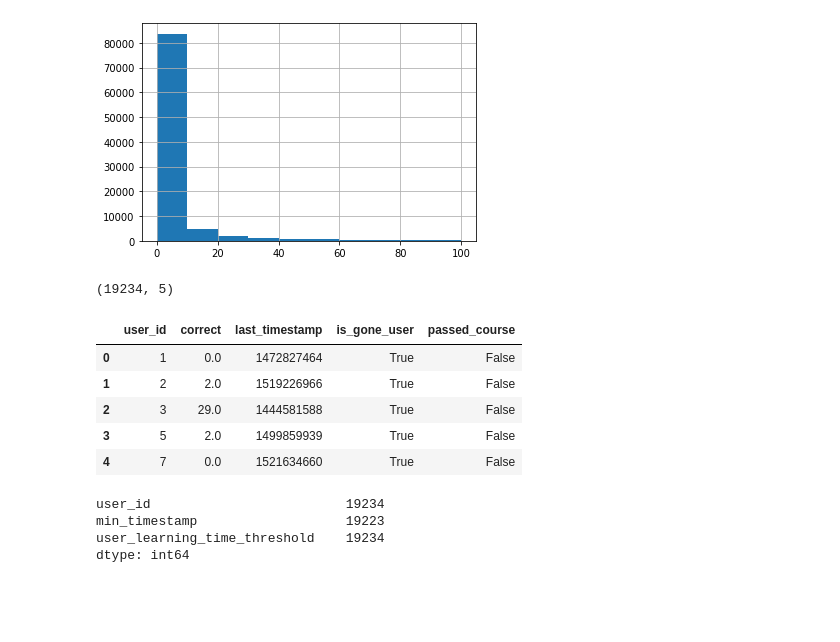
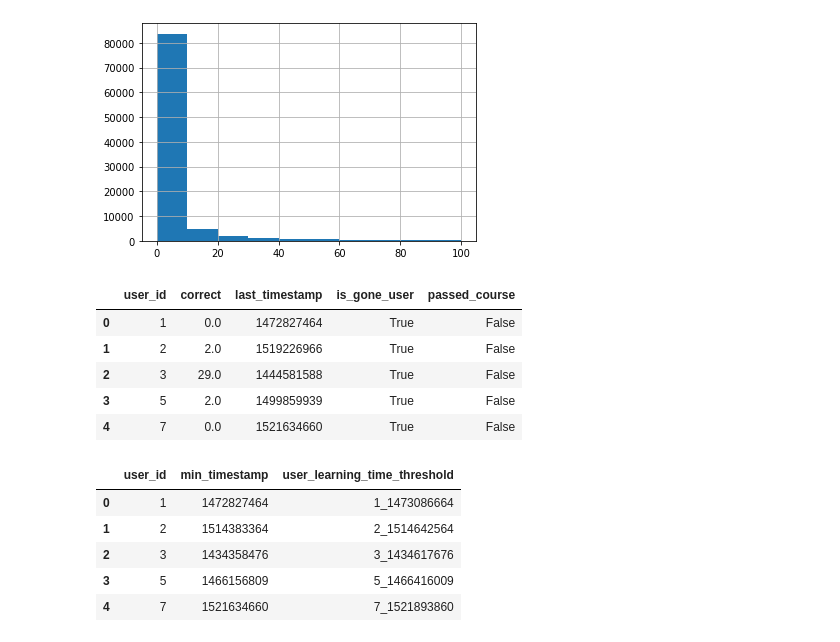
Before and after one commit to elizdor/project, a Jupyter notebook: UserDropoutClassifier.ipynb, the cells around one changed output. Drawn from its saved outputs; the diff is of its cells as text; code cells hidden in the pictures; blank space fills up the shorter version.

```diff
--- a/UserDropoutClassifier.ipynb
+++ b/UserDropoutClassifier.ipynb
@@ -129,33 +112,31 @@ data_to_targetvariable = data_to_targetvariable.merge(
 data_to_targetvariable['is_gone_user'] = (latest_date_of_data - data_to_targetvariable.last_timestamp) > drop_out_threshold
 data_to_targetvariable['passed_course'] = data_to_targetvariable.correct >= passed_course_score
 
-data_to_targetvariable.shape
+data_to_targetvariable.head()
 # %% [output]
-(19234, 5)
+|  | user_id | correct | last_timestamp | is_gone_user | passed_course |
+| 0 | 1 | 0.0 | 1472827464 | True | False |
+| 1 | 2 | 2.0 | 1519226966 | True | False |
+| 2 | 3 | 29.0 | 1444581588 | True | False |
+| 3 | 5 | 2.0 | 1499859939 | True | False |
+| 4 | 7 | 0.0 | 1521634660 | True | False |
-# %%
-data_to_targetvariable.head()
-# %% [output]
-|  | user_id | correct | last_timestamp | is_gone_user | passed_course |
-| 0 | 1 | 0.0 | 1472827464 | True | False |
-| 1 | 2 | 2.0 | 1519226966 | True | False |
-| 2 | 3 | 29.0 | 1444581588 | True | False |
-| 3 | 5 | 2.0 | 1499859939 | True | False |
-| 4 | 7 | 0.0 | 1521634660 | True | False |
 # %%
 #чтобы делать выводы на основе первых трех дней, который юзер проводит на платформе, нужно отобрать только те действия,
 #которые юзер совершил в первые три дня
 #сначала создаем табличку где собираем данные о дате первой сессии и считаем три дня от нее
 
 user_min_time = events_data.groupby('user_id', as_index=False).agg({'timestamp':'min'}).rename({'timestamp':'min_timestamp'}, axis=1)
 user_min_time['user_learning_time_threshold'] = user_min_time.user_id.map(str) + '_' + \
                                                 (user_min_time.min_timestamp + learning_time_threshold).map(str)
 
-user_min_time.nunique()
+user_min_time.head()
 # %% [output]
-user_id                         19234
-min_timestamp                   19223
-user_learning_time_threshold    19234
-dtype: int64
+|  | user_id | min_timestamp | user_learning_time_threshold |
+| 0 | 1 | 1472827464 | 1_1473086664 |
+| 1 | 2 | 1514383364 | 2_1514642564 |
+| 2 | 3 | 1434358476 | 3_1434617676 |
+| 3 | 5 | 1466156809 | 5_1466416009 |
+| 4 | 7 | 1521634660 | 7_1521893860 |
 # %%
 def select_kdays_data(df):
   '''
```
Also changed, not shown: parts of 68 cells of this notebook.
